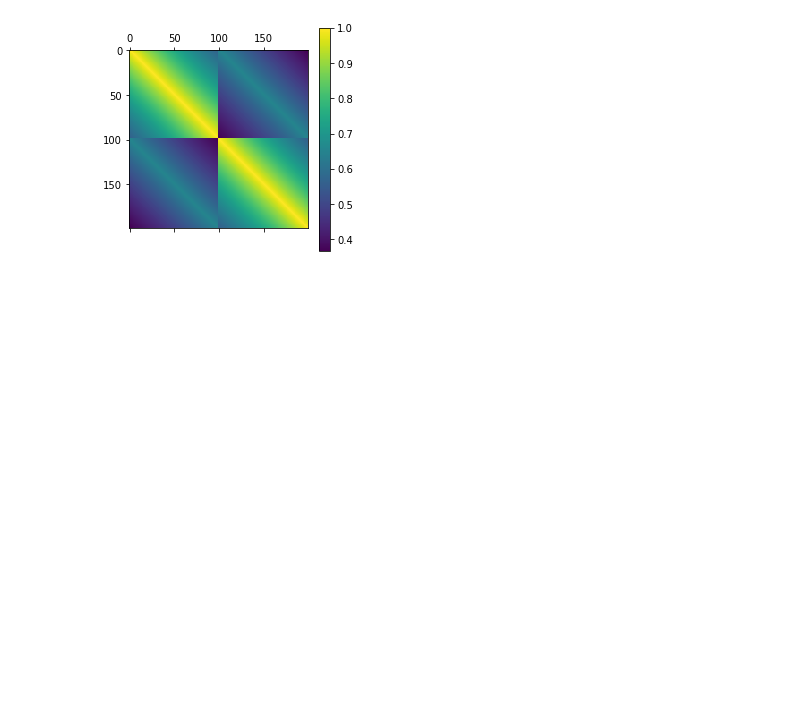
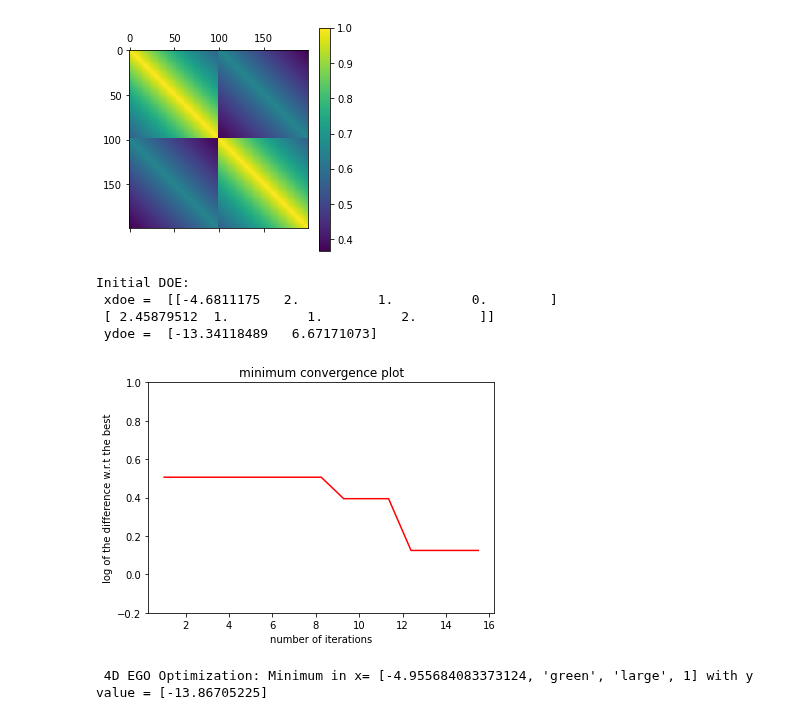
Before and after one commit to SMTorg/smt, a Jupyter notebook: tutorial/SMT_MixedInteger_application.ipynb, the cells around one changed output. Cells and saved outputs as stored; diff of their text form; code cells hidden in the pictures; blank space fills up the shorter version.

```diff
--- a/tutorial/SMT_MixedInteger_application.ipynb
+++ b/tutorial/SMT_MixedInteger_application.ipynb
@@ -536,3 +545,82 @@ plt.colorbar()
 plt.show()
 # %% [output]
 [figure]
+# %%
+#to define the 4D function
+def function_test_mixed_integer(X):
+    import numpy as np
+
+    # float
+    x1 = X[:, 0]
+    #  enum 1
+    c1 = X[:, 1]
+    x2 = c1 == 0
+    x3 = c1 == 1
+    x4 = c1 == 2
+    #  enum 2
+    c2 = X[:, 2]
+    x5 = c2 == 0
+    x6 = c2 == 1
+    # int
+    i = X[:, 3]
+
+    y = (
+        (x2 + 2 * x3 + 3 * x4) * x5 * x1
+        + (x2 + 2 * x3 + 3 * x4) * x6 * 0.95 * x1
+        + i
+    )
+    return y
+#to run the optimization process
+n_iter = 15
+xtypes = [FLOAT, (ENUM, 3), (ENUM, 2), INT]
+xlimits = np.array([[-5, 5], ["blue", "red", "green"], ["large", "small"], [0, 2]])
+criterion = "EI"  #'EI' or 'SBO' or 'UCB'
+qEI = "KB"
+sm = KRG(print_global=False)
+
+n_doe = 2
+sampling = MixedIntegerSamplingMethod(xtypes, xlimits, LHS, criterion="ese")
+xdoe = sampling(n_doe)
+ydoe = function_test_mixed_integer(xdoe)
+print('Initial DOE: \n', 'xdoe = ',xdoe, '\n ydoe = ',ydoe)
+
+ego = EGO(
+    n_iter=n_iter,
+    criterion=criterion,
+    xdoe=xdoe,
+    ydoe=ydoe,
+    xtypes=xtypes,
+    xlimits=xlimits,
+    surrogate=sm,
+    qEI=qEI,
+    use_gower_distance= True,
+)
+
+x_opt,y_opt, _, _, y_data = ego.optimize(fun=function_test_mixed_integer)
+
+#to plot the objective function during the optimization process
+min_ref = -15
+mini = np.zeros(n_iter)
+for k in range(n_iter):
+    mini[k] = np.log(np.abs(np.min(y_data[0 : k + n_doe - 1]) - min_ref))
+x_plot = np.linspace(1, n_iter + 0.5, n_iter)
+u = max(np.floor(max(mini)) + 1, -100)
+l = max(np.floor(min(mini)) - 0.2, -10)
+fig = plt.figure()
+axes = fig.add_axes([0.1, 0.1, 0.8, 0.8])
+axes.plot(x_plot, mini, color="r")
+axes.set_ylim([l, u])
+plt.title("minimum convergence plot", loc="center")
+plt.xlabel("number of iterations")
+plt.ylabel("log of the difference w.r.t the best")
+plt.show()
+# %% [output]
+Initial DOE:
+ xdoe =  [[-4.6811175   2.          1.          0.        ]
+ [ 2.45879512  1.          1.          2.        ]]
+ ydoe =  [-13.34118489   6.67171073]
+[figure, added]
+# %%
+print(" 4D EGO Optimization: Minimum in x=",cast_to_mixed_integer(xtypes, xlimits, x_opt), "with y value =",y_opt)
+# %% [output]
+ 4D EGO Optimization: Minimum in x= [-4.955684083373124, 'green', 'large', 1] with y value = [-13.86705225]
```
Also changed, not shown: parts of 8 cells of this notebook, 13 other files.
